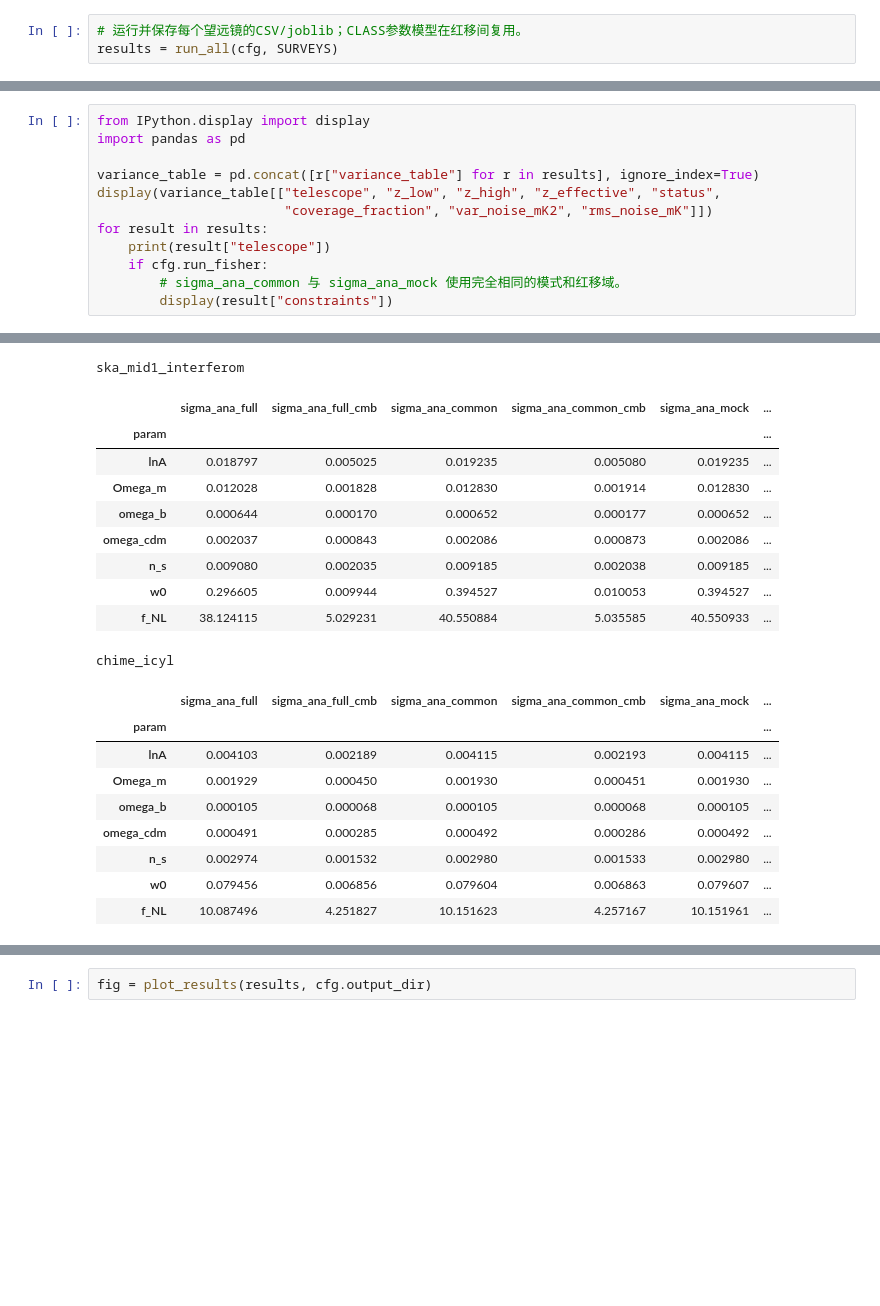
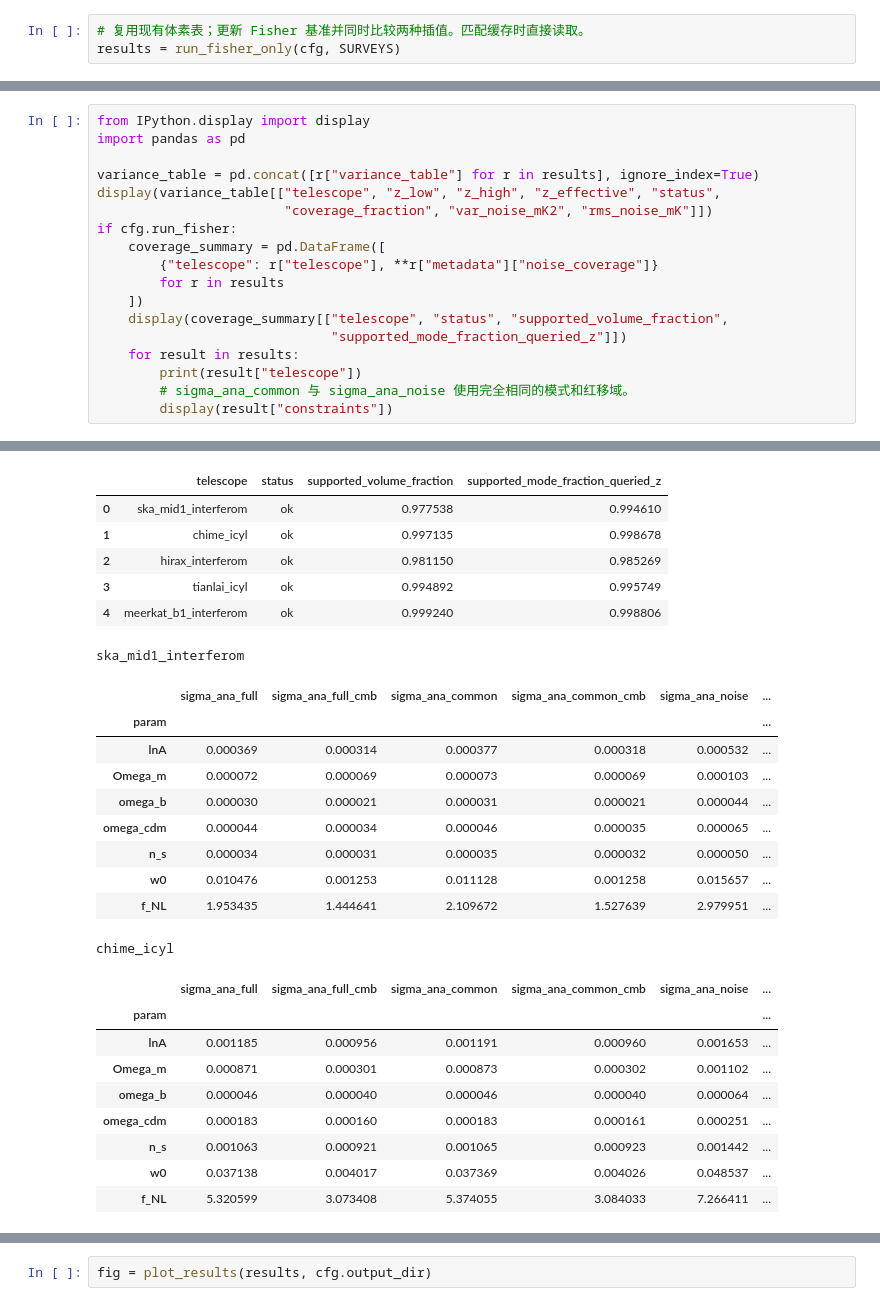
Before and after one commit to lhkpai/Probing-Primordial-non-Gaussianity-from-Reconstructing-21cm-Intensity-Mapping, a Jupyter notebook: 9.16/9.16-interferometer-telescopes.ipynb, the cells around one changed output, grey strips where cells are left out. Saved outputs shown, nothing was run; the diff lists cells and outputs as text; blank space fills up the shorter version.

```diff
--- a/9.16/9.16-interferometer-telescopes.ipynb
+++ b/9.16/9.16-interferometer-telescopes.ipynb
@@ -75,4 +107,4 @@ $$F_{ij}=\int dz\,\frac{dV/dz}{4\pi^2}
 # %%
-# 运行并保存每个望远镜的CSV/joblib；CLASS参数模型在红移间复用。
-results = run_all(cfg, SURVEYS)
+# 复用现有体素表；更新 Fisher 基准并同时比较两种插值。匹配缓存时直接读取。
+results = run_fisher_only(cfg, SURVEYS)
 # %% [output]
@@ -113,47 +145,59 @@ results = run_all(cfg, SURVEYS)
 # %%
 from IPython.display import display
 import pandas as pd
 
 variance_table = pd.concat([r["variance_table"] for r in results], ignore_index=True)
 display(variance_table[["telescope", "z_low", "z_high", "z_effective", "status",
                         "coverage_fraction", "var_noise_mK2", "rms_noise_mK"]])
-for result in results:
-    print(result["telescope"])
-    if cfg.run_fisher:
-        # sigma_ana_common 与 sigma_ana_mock 使用完全相同的模式和红移域。
+if cfg.run_fisher:
+    coverage_summary = pd.DataFrame([
+        {"telescope": r["telescope"], **r["metadata"]["noise_coverage"]}
+        for r in results
+    ])
+    display(coverage_summary[["telescope", "status", "supported_volume_fraction",
+                              "supported_mode_fraction_queried_z"]])
+    for result in results:
+        print(result["telescope"])
+        # sigma_ana_common 与 sigma_ana_noise 使用完全相同的模式和红移域。
         display(result["constraints"])
 # %% [output]
 |  | telescope | z_low | z_high | z_effective | status | coverage_fraction | var_noise_mK2 | rms_noise_mK |
 | 0 | ska_mid1_interferom | 0.249968 | 0.259968 | NaN | out_of_band | 0.0 | NaN | NaN |
 | 1 | ska_mid1_interferom | 0.259968 | 0.269968 | NaN | out_of_band | 0.0 | NaN | NaN |
 | 2 | ska_mid1_interferom | 0.269968 | 0.279968 | NaN | out_of_band | 0.0 | NaN | NaN |
 | 3 | ska_mid1_interferom | 0.279968 | 0.289968 | NaN | out_of_band | 0.0 | NaN | NaN |
 | 4 | ska_mid1_interferom | 0.289968 | 0.299968 | NaN | out_of_band | 0.0 | NaN | NaN |
 | ... | ... | ... | ... | ... | ... | ... | ... | ... |
 | 983 | meerkat_b1_interferom | 1.596615 | 1.606615 | NaN | out_of_band | 0.0 | NaN | NaN |
 | 984 | meerkat_b1_interferom | 1.606615 | 1.616615 | NaN | out_of_band | 0.0 | NaN | NaN |
 | 985 | meerkat_b1_interferom | 1.616615 | 1.626615 | NaN | out_of_band | 0.0 | NaN | NaN |
 | 986 | meerkat_b1_interferom | 1.626615 | 1.636615 | NaN | out_of_band | 0.0 | NaN | NaN |
 | 987 | meerkat_b1_interferom | 1.636615 | 1.640676 | NaN | out_of_band | 0.0 | NaN | NaN |
 988 rows × 8 columns
+|  | telescope | status | supported_volume_fraction | supported_mode_fraction_queried_z |
+| 0 | ska_mid1_interferom | ok | 0.977538 | 0.994610 |
+| 1 | chime_icyl | ok | 0.997135 | 0.998678 |
+| 2 | hirax_interferom | ok | 0.981150 | 0.985269 |
+| 3 | tianlai_icyl | ok | 0.994892 | 0.995749 |
+| 4 | meerkat_b1_interferom | ok | 0.999240 | 0.998806 |
 ska_mid1_interferom
-|  | sigma_ana_full | sigma_ana_full_cmb | sigma_ana_common | sigma_ana_common_cmb | sigma_ana_mock | ... |
-| param |  |  |  |  |  | ... |
-| lnA | 0.018797 | 0.005025 | 0.019235 | 0.005080 | 0.019235 | ... |
-| Omega_m | 0.012028 | 0.001828 | 0.012830 | 0.001914 | 0.012830 | ... |
-| omega_b | 0.000644 | 0.000170 | 0.000652 | 0.000177 | 0.000652 | ... |
-| omega_cdm | 0.002037 | 0.000843 | 0.002086 | 0.000873 | 0.002086 | ... |
-| n_s | 0.009080 | 0.002035 | 0.009185 | 0.002038 | 0.009185 | ... |
-| w0 | 0.296605 | 0.009944 | 0.394527 | 0.010053 | 0.394527 | ... |
-| f_NL | 38.124115 | 5.029231 | 40.550884 | 5.035585 | 40.550933 | ... |
+|  | sigma_ana_full | sigma_ana_full_cmb | sigma_ana_common | sigma_ana_common_cmb | sigma_ana_noise | ... |
+| param |  |  |  |  |  | ... |
+| lnA | 0.000369 | 0.000314 | 0.000377 | 0.000318 | 0.000532 | ... |
+| Omega_m | 0.000072 | 0.000069 | 0.000073 | 0.000069 | 0.000103 | ... |
+| omega_b | 0.000030 | 0.000021 | 0.000031 | 0.000021 | 0.000044 | ... |
+| omega_cdm | 0.000044 | 0.000034 | 0.000046 | 0.000035 | 0.000065 | ... |
+| n_s | 0.000034 | 0.000031 | 0.000035 | 0.000032 | 0.000050 | ... |
+| w0 | 0.010476 | 0.001253 | 0.011128 | 0.001258 | 0.015657 | ... |
+| f_NL | 1.953435 | 1.444641 | 2.109672 | 1.527639 | 2.979951 | ... |
 chime_icyl
-|  | sigma_ana_full | sigma_ana_full_cmb | sigma_ana_common | sigma_ana_common_cmb | sigma_ana_mock | ... |
-| param |  |  |  |  |  | ... |
-| lnA | 0.004103 | 0.002189 | 0.004115 | 0.002193 | 0.004115 | ... |
-| Omega_m | 0.001929 | 0.000450 | 0.001930 | 0.000451 | 0.001930 | ... |
-| omega_b | 0.000105 | 0.000068 | 0.000105 | 0.000068 | 0.000105 | ... |
-| omega_cdm | 0.000491 | 0.000285 | 0.000492 | 0.000286 | 0.000492 | ... |
-| n_s | 0.002974 | 0.001532 | 0.002980 | 0.001533 | 0.002980 | ... |
-| w0 | 0.079456 | 0.006856 | 0.079604 | 0.006863 | 0.079607 | ... |
-| f_NL | 10.087496 | 4.251827 | 10.151623 | 4.257167 | 10.151961 | ... |
+|  | sigma_ana_full | sigma_ana_full_cmb | sigma_ana_common | sigma_ana_common_cmb | sigma_ana_noise | ... |
+| param |  |  |  |  |  | ... |
+| lnA | 0.001185 | 0.000956 | 0.001191 | 0.000960 | 0.001653 | ... |
+| Omega_m | 0.000871 | 0.000301 | 0.000873 | 0.000302 | 0.001102 | ... |
+| omega_b | 0.000046 | 0.000040 | 0.000046 | 0.000040 | 0.000064 | ... |
+| omega_cdm | 0.000183 | 0.000160 | 0.000183 | 0.000161 | 0.000251 | ... |
+| n_s | 0.001063 | 0.000921 | 0.001065 | 0.000923 | 0.001442 | ... |
+| w0 | 0.037138 | 0.004017 | 0.037369 | 0.004026 | 0.048537 | ... |
+| f_NL | 5.320599 | 3.073408 | 5.374055 | 3.084033 | 7.266411 | ... |
 hirax_interferom
```
Also changed, not shown: parts of 8 cells of this notebook, 38 other files.
